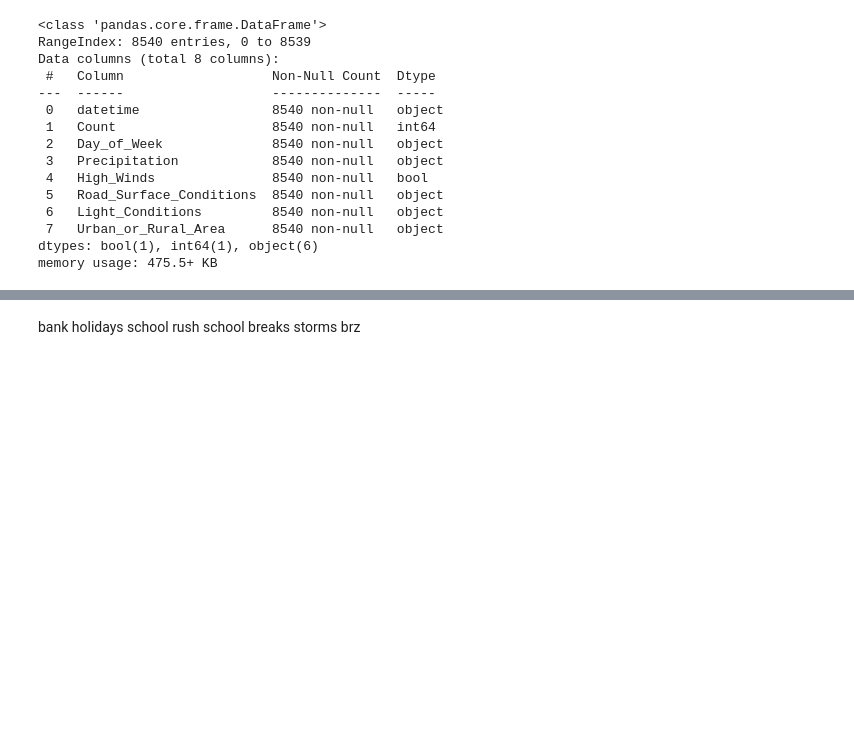
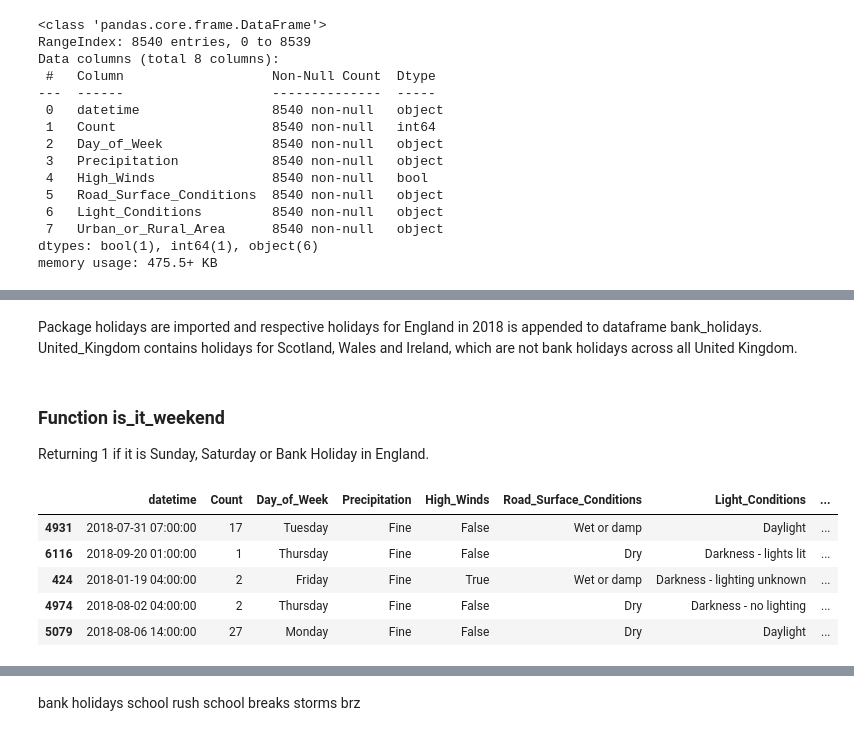
Before and after one commit to Amarilda/MscAston, a Jupyter notebook: Road Accidents/BNK432.ipynb, the cells around one changed output, grey strips where cells are left out. Drawn from its saved outputs; the diff is of its cells as text; code cells hidden in the pictures; blank space fills up the shorter version.

```diff
--- a/Road Accidents/BNK432.ipynb
+++ b/Road Accidents/BNK432.ipynb
@@ -78,0 +131,3 @@ create_features(df).shape
+# %% [markdown]
+Package holidays are imported and respective holidays for England in 2018 is appended to dataframe bank_holidays.
+United_Kingdom contains holidays for Scotland, Wales and Ireland, which are not bank holidays across all United Kingdom.
@@ -78,0 +141,3 @@ create_features(df).shape
+# %% [markdown]
+### Function is_it_weekend
+Returning 1 if it is Sunday, Saturday or Bank Holiday in England.
@@ -79 +157,10 @@ create_features(df).shape
+# %%
+df.sample(5)
+# %% [output]
+|  | datetime | Count | Day_of_Week | Precipitation | High_Winds | Road_Surface_Conditions | Light_Conditions | ... |
+| 4931 | 2018-07-31 07:00:00 | 17 | Tuesday | Fine | False | Wet or damp | Daylight | ... |
+| 6116 | 2018-09-20 01:00:00 | 1 | Thursday | Fine | False | Dry | Darkness - lights lit | ... |
+| 424 | 2018-01-19 04:00:00 | 2 | Friday | Fine | True | Wet or damp | Darkness - lighting unknown | ... |
+| 4974 | 2018-08-02 04:00:00 | 2 | Thursday | Fine | False | Dry | Darkness - no lighting | ... |
+| 5079 | 2018-08-06 14:00:00 | 27 | Monday | Fine | False | Dry | Daylight | ... |
 # %%
```
Also changed, not shown: parts of 20 cells of this notebook.
